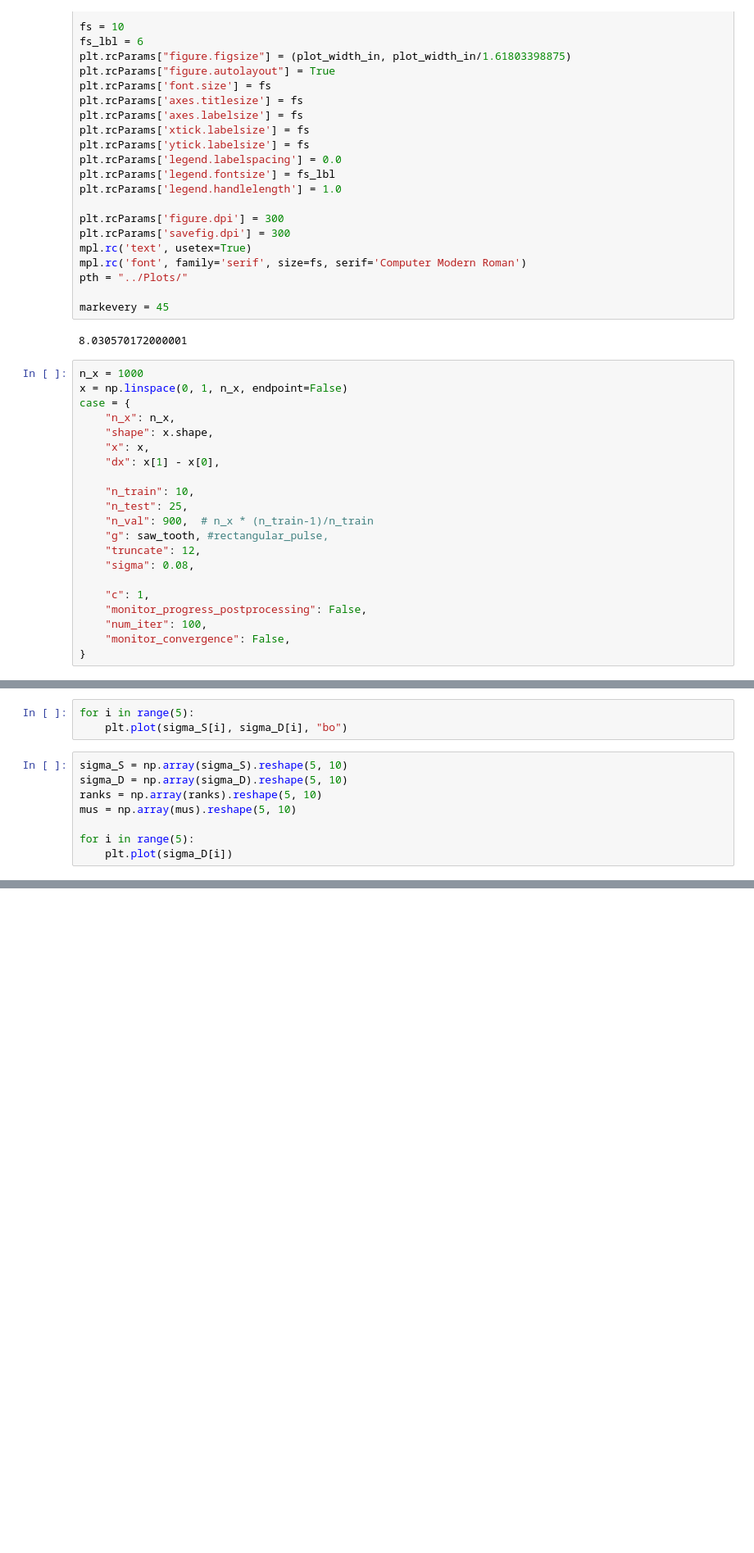
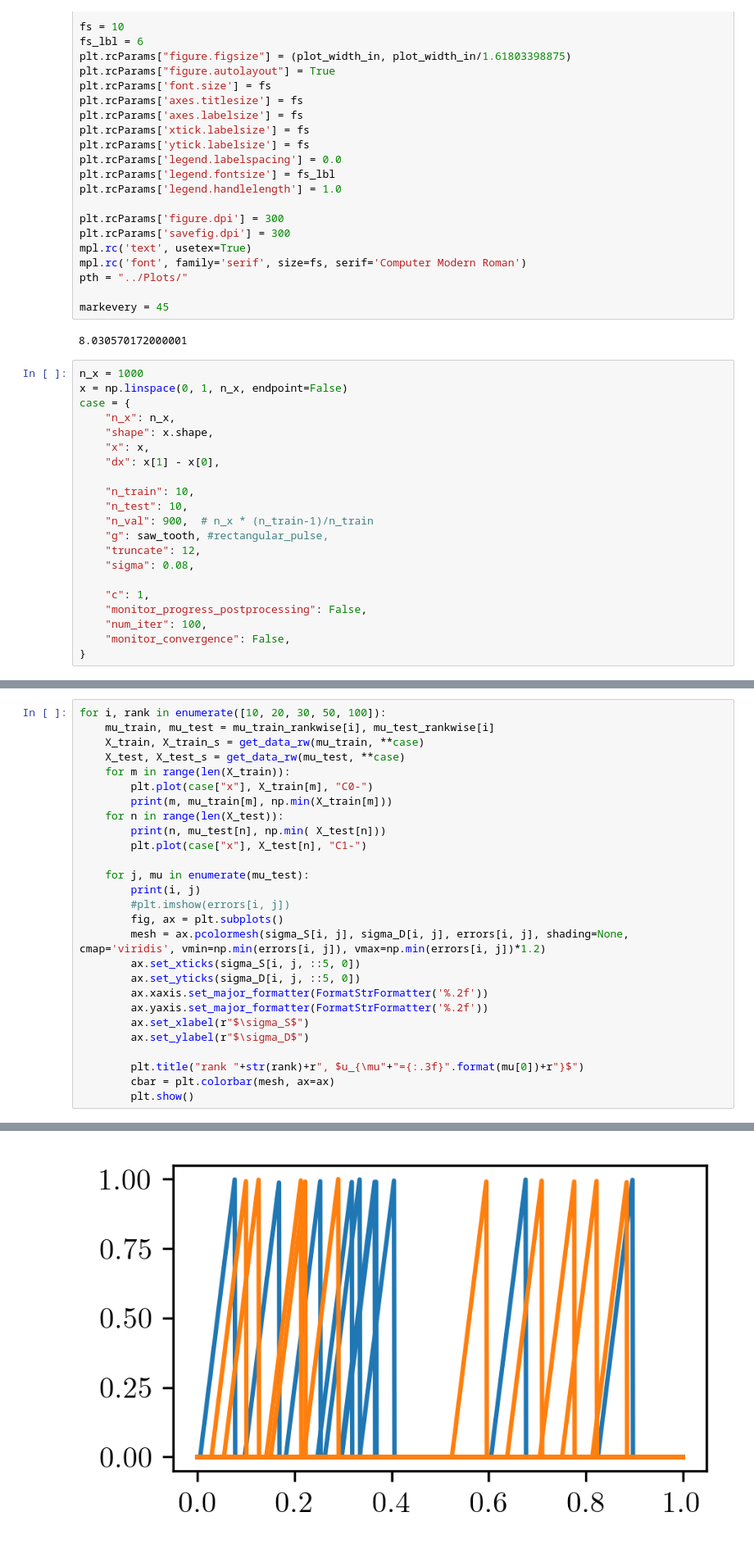
Before and after one commit to flabowski/POD-ROM-and-gaussian-convolution, a Jupyter notebook: notebooks/X_sigD_vs_sigS_rand.ipynb, the cells around one changed output, grey strips where cells are left out. Shown at 82% size. Cells and saved outputs as stored; diff of their text form; blank space fills up the shorter version.

Commit message:
sigmaS vs sigmaD across some snapshots and some ranks

```diff
--- a/notebooks/X_sigD_vs_sigS_rand.ipynb
+++ b/notebooks/X_sigD_vs_sigS_rand.ipynb
@@ -61,7 +61,7 @@ case = {
     "dx": x[1] - x[0],
 
     "n_train": 10,
-    "n_test": 25,
+    "n_test": 10,
     "n_val": 900,  # n_x * (n_train-1)/n_train
     "g": saw_tooth, #rectangular_pulse,
     "truncate": 12,
@@ -182,11 +77,0 @@ mus = np.array(mus).reshape(5, 10)
-# %%
-for i in range(5):
-    plt.plot(sigma_S[i], sigma_D[i], "bo")
-# %%
-sigma_S = np.array(sigma_S).reshape(5, 10)
-sigma_D = np.array(sigma_D).reshape(5, 10)
-ranks = np.array(ranks).reshape(5, 10)
-mus = np.array(mus).reshape(5, 10)
-
-for i in range(5):
-    plt.plot(sigma_D[i])
@@ -237,0 +217,28 @@ sgima, c = optimize_hyperparameters_single()
+# %%
+for i, rank in enumerate([10, 20, 30, 50, 100]):
+    mu_train, mu_test = mu_train_rankwise[i], mu_test_rankwise[i]
+    X_train, X_train_s = get_data_rw(mu_train, **case)
+    X_test, X_test_s = get_data_rw(mu_test, **case)
+    for m in range(len(X_train)):
+        plt.plot(case["x"], X_train[m], "C0-")
+        print(m, mu_train[m], np.min(X_train[m]))
+    for n in range(len(X_test)):
+        print(n, mu_test[n], np.min( X_test[n]))
+        plt.plot(case["x"], X_test[n], "C1-")
+
+    for j, mu in enumerate(mu_test):
+        print(i, j)
+        #plt.imshow(errors[i, j])
+        fig, ax = plt.subplots()
+        mesh = ax.pcolormesh(sigma_S[i, j], sigma_D[i, j], errors[i, j], shading=None, cmap='viridis', vmin=np.min(errors[i, j]), vmax=np.min(errors[i, j])*1.2)
+        ax.set_xticks(sigma_S[i, j, ::5, 0])
+        ax.set_yticks(sigma_D[i, j, ::5, 0])
+        ax.xaxis.set_major_formatter(FormatStrFormatter('%.2f'))
+        ax.yaxis.set_major_formatter(FormatStrFormatter('%.2f'))
+        ax.set_xlabel(r"$\sigma_S$")
+        ax.set_ylabel(r"$\sigma_D$")
+
+        plt.title("rank "+str(rank)+r", $u_{\mu"+"={:.3f}".format(mu[0])+r"}$")
+        cbar = plt.colorbar(mesh, ax=ax)
+        plt.show()
+# %% [output]
@@ -237,0 +262 @@ sgima, c = optimize_hyperparameters_single()
+[figure, added]
```
Also changed, not shown: parts of 11 cells of this notebook.
